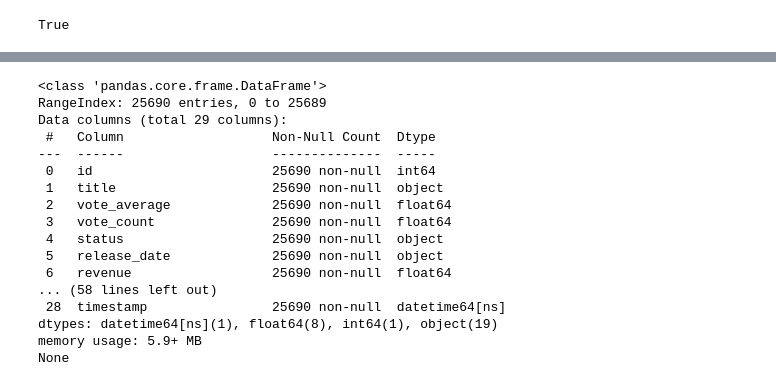
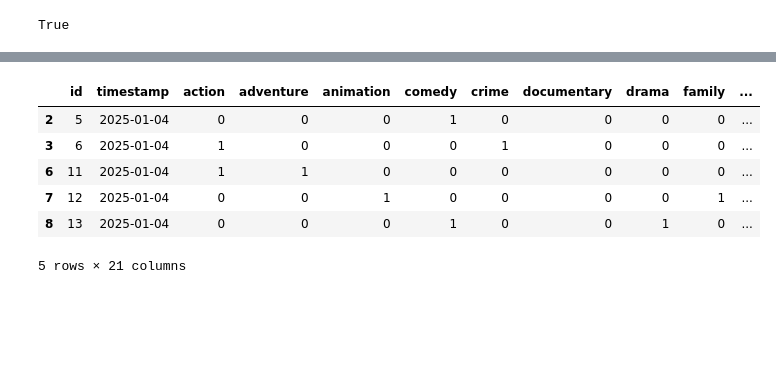
Before and after one commit to MartinEBravo/movie-rating-predictor-service, a Jupyter notebook: 2_feature_pipeline.ipynb, the cells around one changed output, grey strips where cells are left out. Cells and saved outputs as stored; diff of their text form; code cells hidden in the pictures; blank space fills up the shorter version.

```diff
--- a/2_feature_pipeline.ipynb
+++ b/2_feature_pipeline.ipynb
@@ -60,27 +78,7 @@ Files in dataset directory: ['TMDB_all_movies.csv']
 | 4 | 8 | Life in Loops (A Megacities RMX) | 7.5 | 27.0 | Released | 2006-01-01 | 0.0 | 80.0 | 42000.0 | tt0825671 | ... |
 5 rows × 28 columns
 # %%
-from utils import preprocess
+from utils import preprocess, split_genres
 
 updated_df = preprocess(updated_df)
+updated_df_genres = split_genres(updated_df)
-# %%
-print(df.info())
-print(updated_df.info())
-# %% [output]
-<class 'pandas.core.frame.DataFrame'>
-RangeIndex: 25690 entries, 0 to 25689
-Data columns (total 29 columns):
- #   Column                   Non-Null Count  Dtype
----  ------                   --------------  -----
- 0   id                       25690 non-null  int64
- 1   title                    25690 non-null  object
- 2   vote_average             25690 non-null  float64
- 3   vote_count               25690 non-null  float64
- 4   status                   25690 non-null  object
- 5   release_date             25690 non-null  object
- 6   revenue                  25690 non-null  float64
-... (58 lines left out)
- 28  timestamp                25690 non-null  datetime64[ns]
-dtypes: datetime64[ns](1), float64(8), int64(1), object(19)
-memory usage: 5.9+ MB
-None
@@ -120,0 +85,10 @@ df = update_df(df, updated_df)
+# %%
+updated_df_genres.head()
+# %% [output]
+|  | id | timestamp | action | adventure | animation | comedy | crime | documentary | drama | family | ... |
+| 2 | 5 | 2025-01-04 | 0 | 0 | 0 | 1 | 0 | 0 | 0 | 0 | ... |
+| 3 | 6 | 2025-01-04 | 1 | 0 | 0 | 0 | 1 | 0 | 0 | 0 | ... |
+| 6 | 11 | 2025-01-04 | 1 | 1 | 0 | 0 | 0 | 0 | 0 | 0 | ... |
+| 7 | 12 | 2025-01-04 | 0 | 0 | 1 | 0 | 0 | 0 | 0 | 1 | ... |
+| 8 | 13 | 2025-01-04 | 0 | 0 | 0 | 1 | 0 | 0 | 1 | 0 | ... |
+5 rows × 21 columns
```
Also changed, not shown: parts of 8 cells of this notebook, 3 other files.
